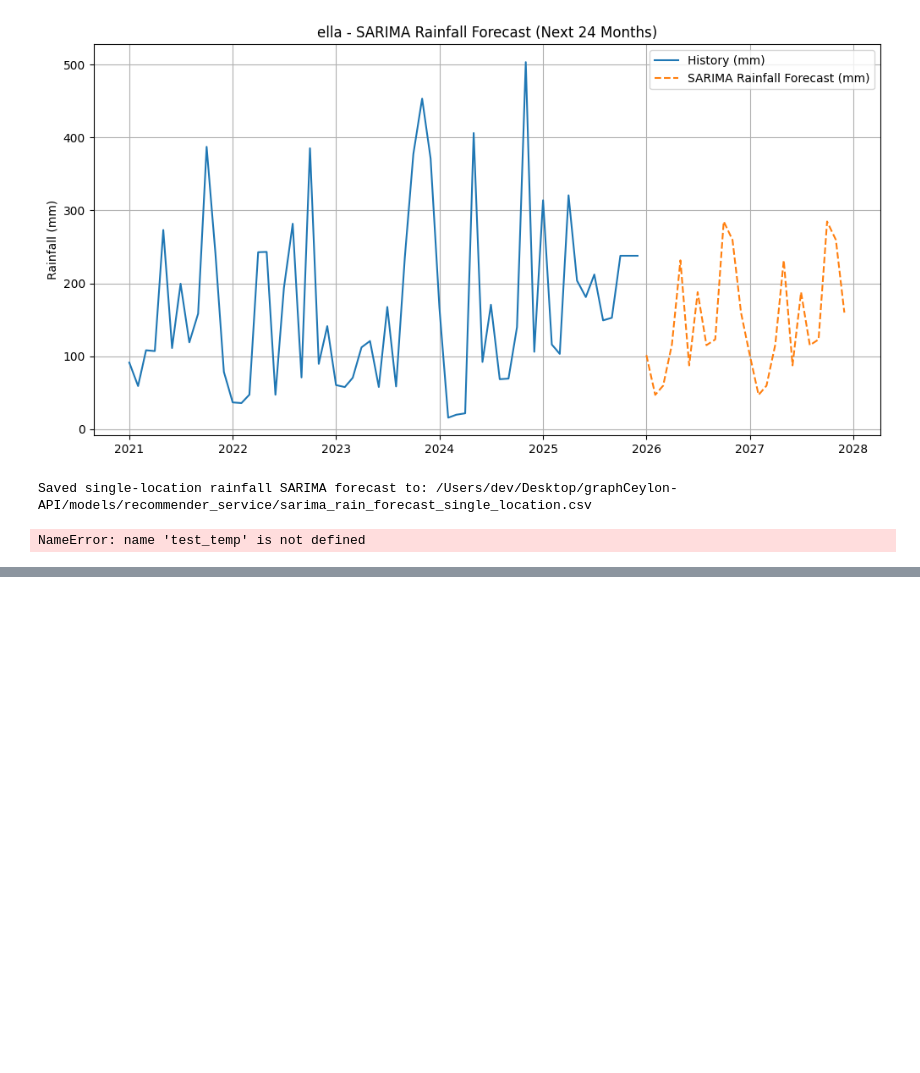
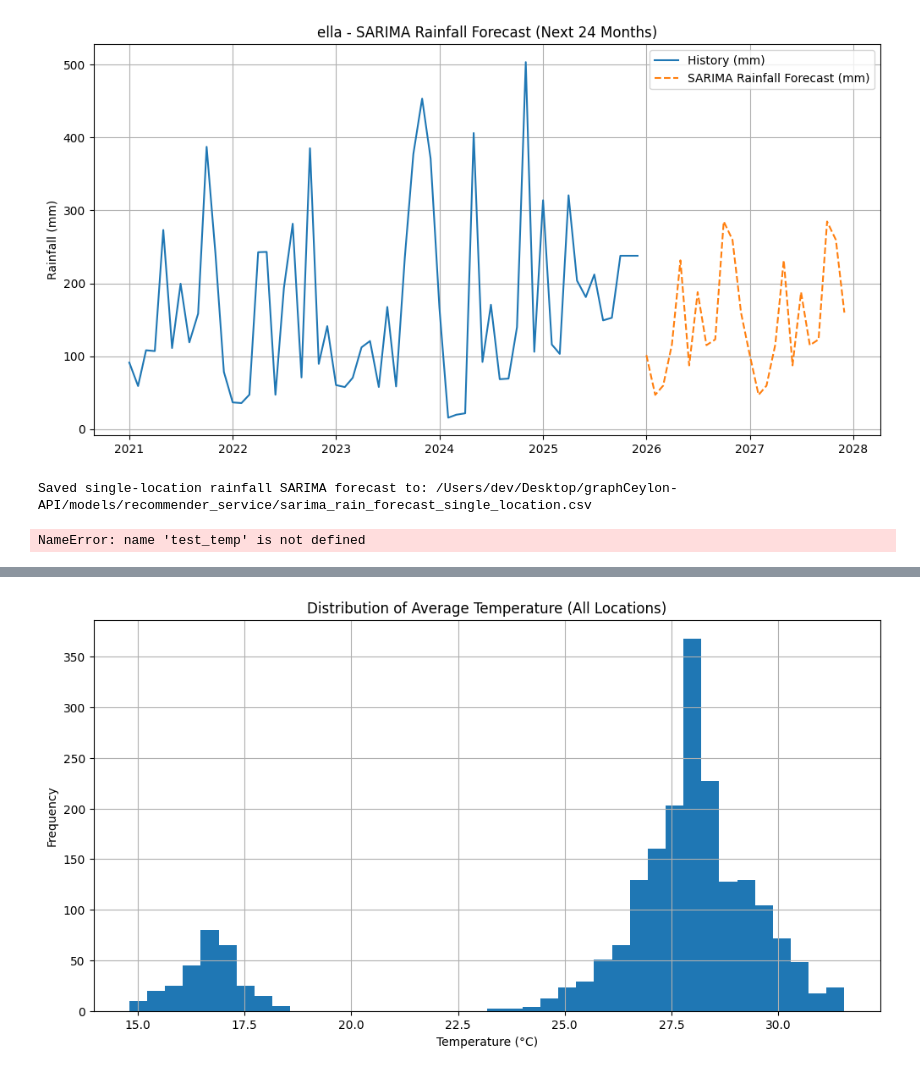
Before and after one commit to graphceylon/graphCeylon-API, a Jupyter notebook: models/recommender_service/sarima_temperature_forecasting.ipynb, the cells around one changed output, grey strips where cells are left out. Cells and saved outputs as stored; diff of their text form; code cells hidden in the pictures; blank space fills up the shorter version.

```diff
--- a/models/recommender_service/sarima_temperature_forecasting.ipynb
+++ b/models/recommender_service/sarima_temperature_forecasting.ipynb
@@ -591,0 +744,9 @@ NameError: name 'test_temp' is not defined
+# %%
+plt.figure()
+plt.hist(df["avg_temp"].dropna(), bins=40)
+plt.title("Distribution of Average Temperature (All Locations)")
+plt.xlabel("Temperature (°C)")
+plt.ylabel("Frequency")
+plt.show()
+# %% [output]
+[figure, added]
```
Also changed, not shown: parts of 17 cells of this notebook, 3 other files.
